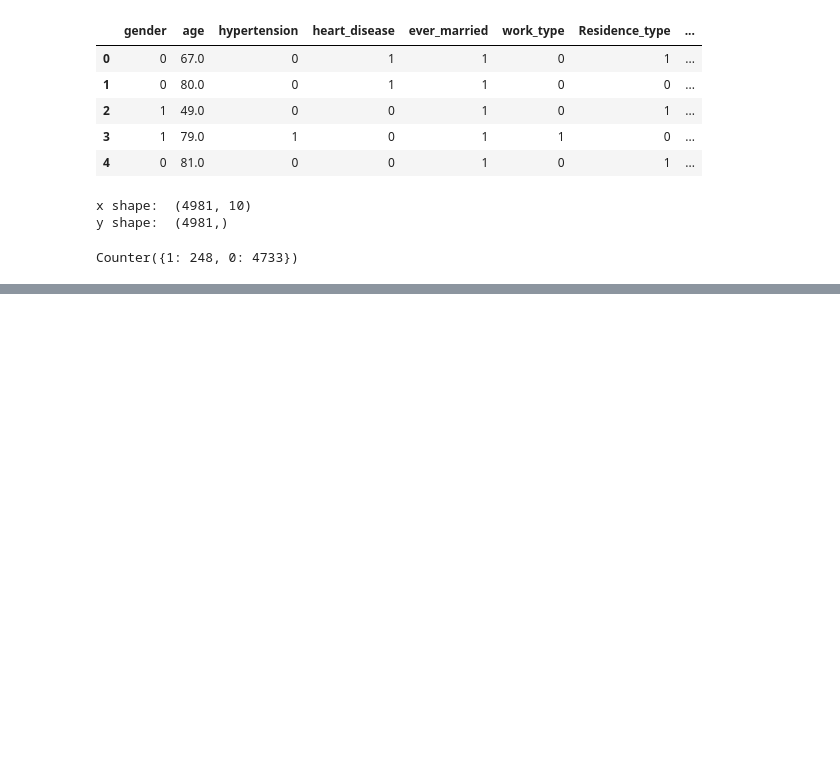
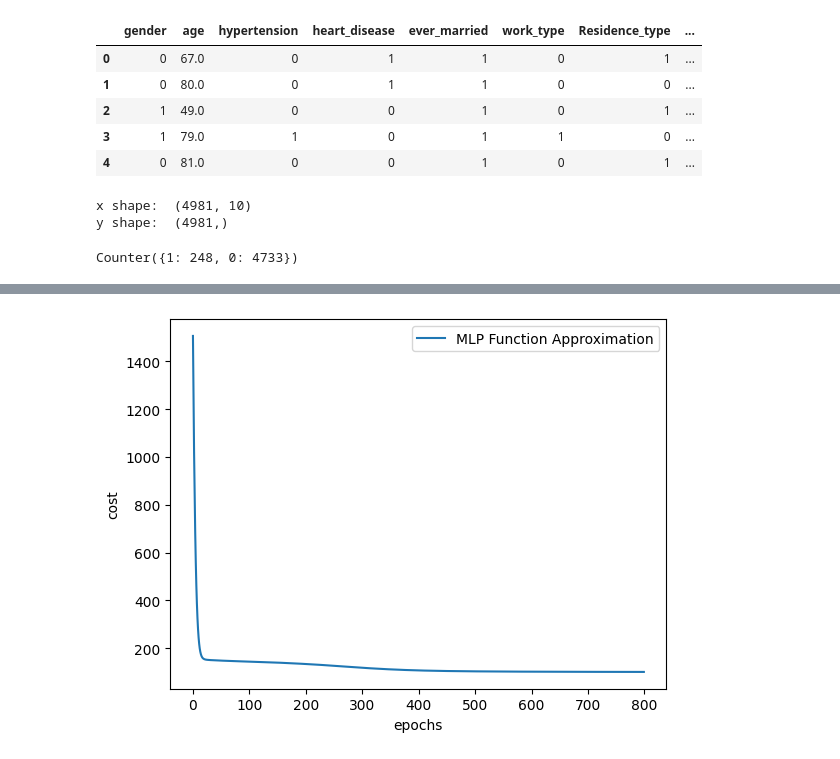
Before and after one commit to taliyashitreet/BrainStroke_classification, a Jupyter notebook: Kadima.ipynb, the cells around one changed output, grey strips where cells are left out. Saved outputs shown, nothing was run; the diff lists cells and outputs as text; code cells hidden in the pictures; blank space fills up the shorter version.

```diff
--- a/Kadima.ipynb
+++ b/Kadima.ipynb
@@ -178,0 +266,8 @@ def predict(x_data, y_data):
+# %%
+plt.plot(errors,label='MLP Function Approximation')
+plt.xlabel('epochs')
+plt.ylabel('cost')
+plt.legend()
+plt.show()
+# %% [output]
+[figure, added]
```
Also changed, not shown: parts of 34 cells of this notebook.
